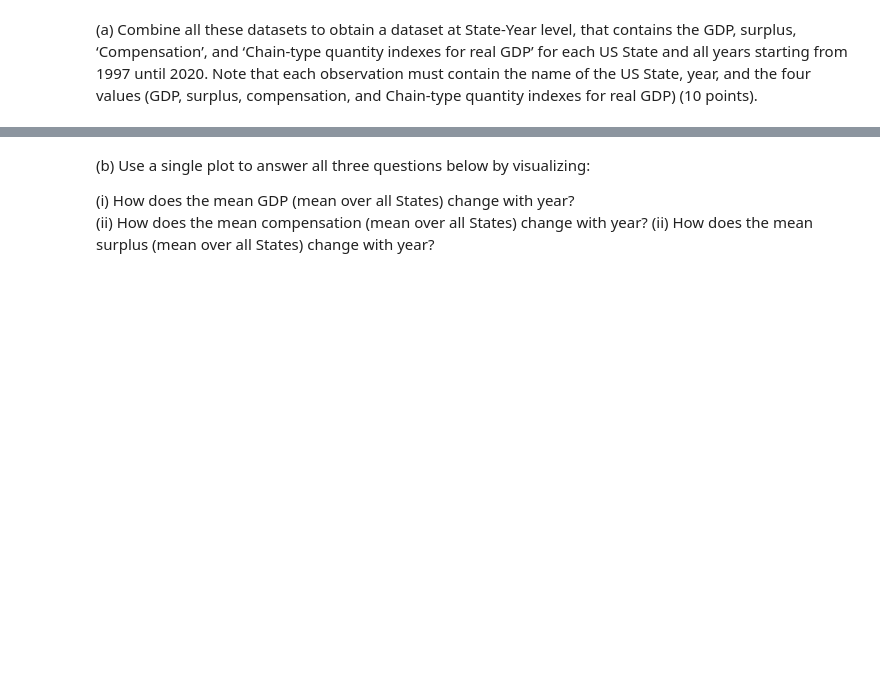
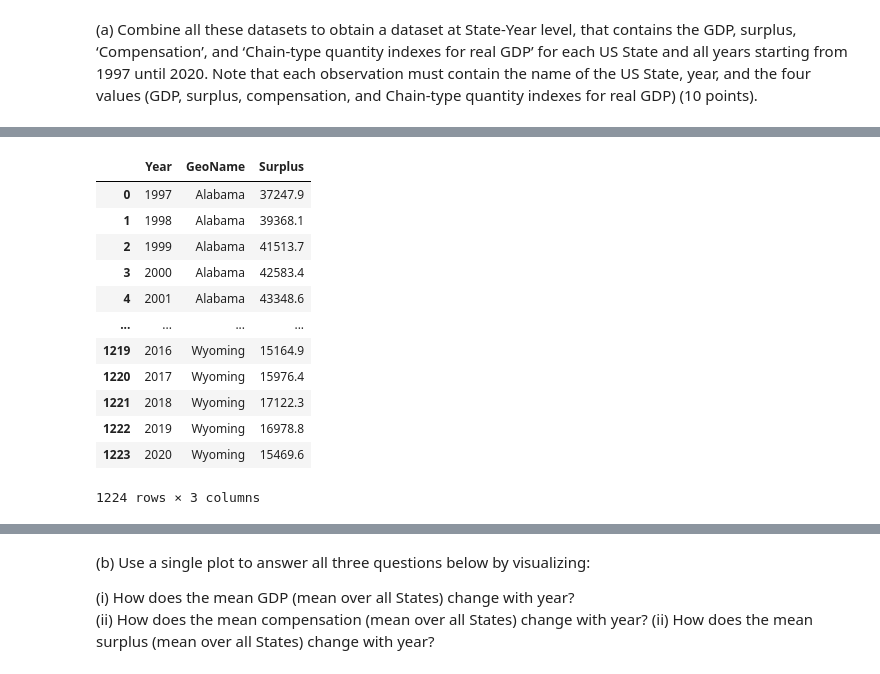
Before and after one commit to amg515/iti221-excercises, a Jupyter notebook: Final Exam.ipynb, the cells around one changed output, grey strips where cells are left out. Drawn from its saved outputs; the diff is of its cells as text; code cells hidden in the pictures; blank space fills up the shorter version.

```diff
--- a/Final Exam.ipynb
+++ b/Final Exam.ipynb
@@ -527,0 +536,20 @@ compensation
+# %%
+melt_surplus = pd.melt(surplus, id_vars=['Year'],
+
+        var_name='GeoName', value_name='Surplus')
+# %%
+melt_surplus
+# %% [output]
+|  | Year | GeoName | Surplus |
+| 0 | 1997 | Alabama | 37247.9 |
+| 1 | 1998 | Alabama | 39368.1 |
+| 2 | 1999 | Alabama | 41513.7 |
+| 3 | 2000 | Alabama | 42583.4 |
+| 4 | 2001 | Alabama | 43348.6 |
+| ... | ... | ... | ... |
+| 1219 | 2016 | Wyoming | 15164.9 |
+| 1220 | 2017 | Wyoming | 15976.4 |
+| 1221 | 2018 | Wyoming | 17122.3 |
+| 1222 | 2019 | Wyoming | 16978.8 |
+| 1223 | 2020 | Wyoming | 15469.6 |
+1224 rows × 3 columns
```
Also changed, not shown: parts of 8 cells of this notebook.
